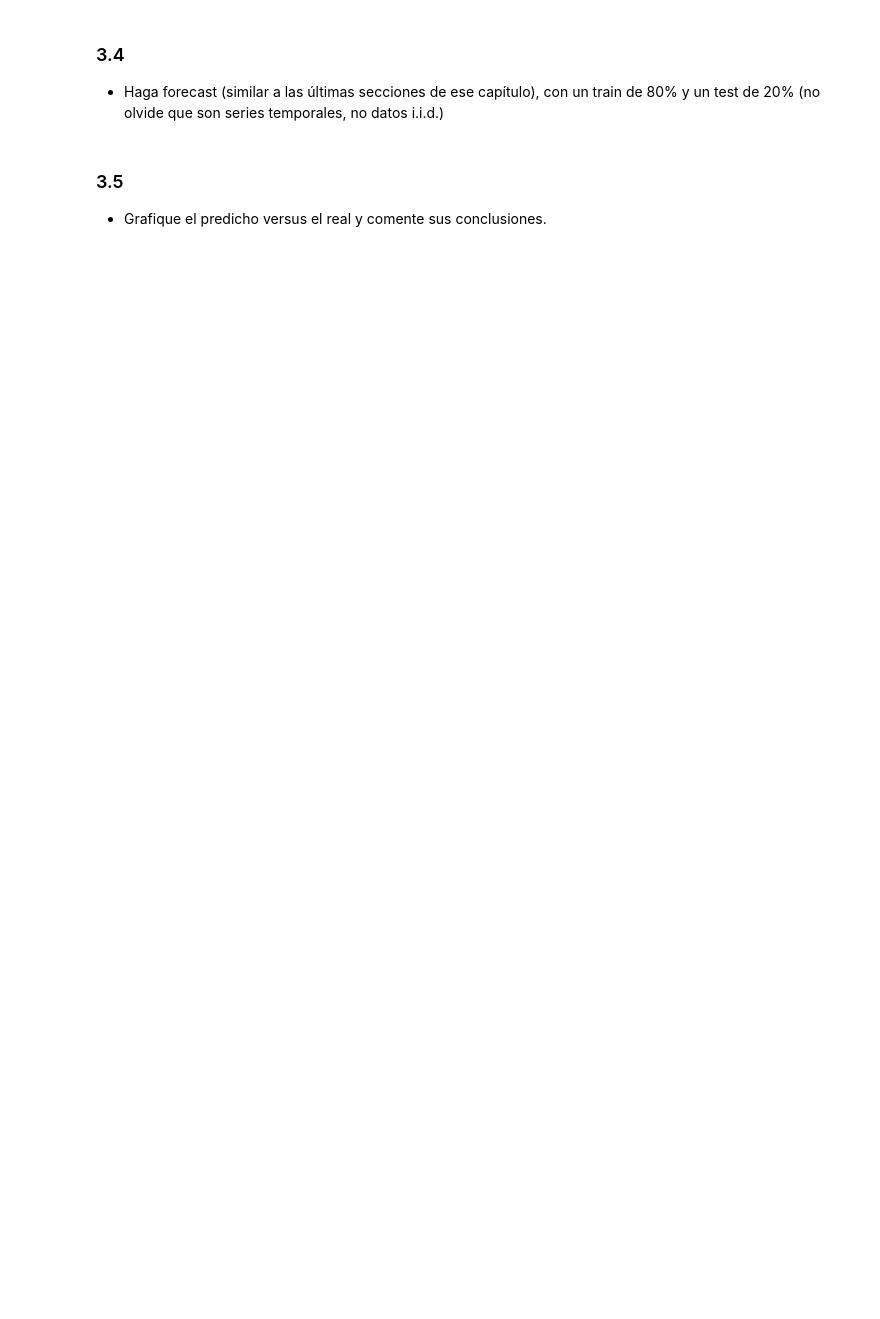
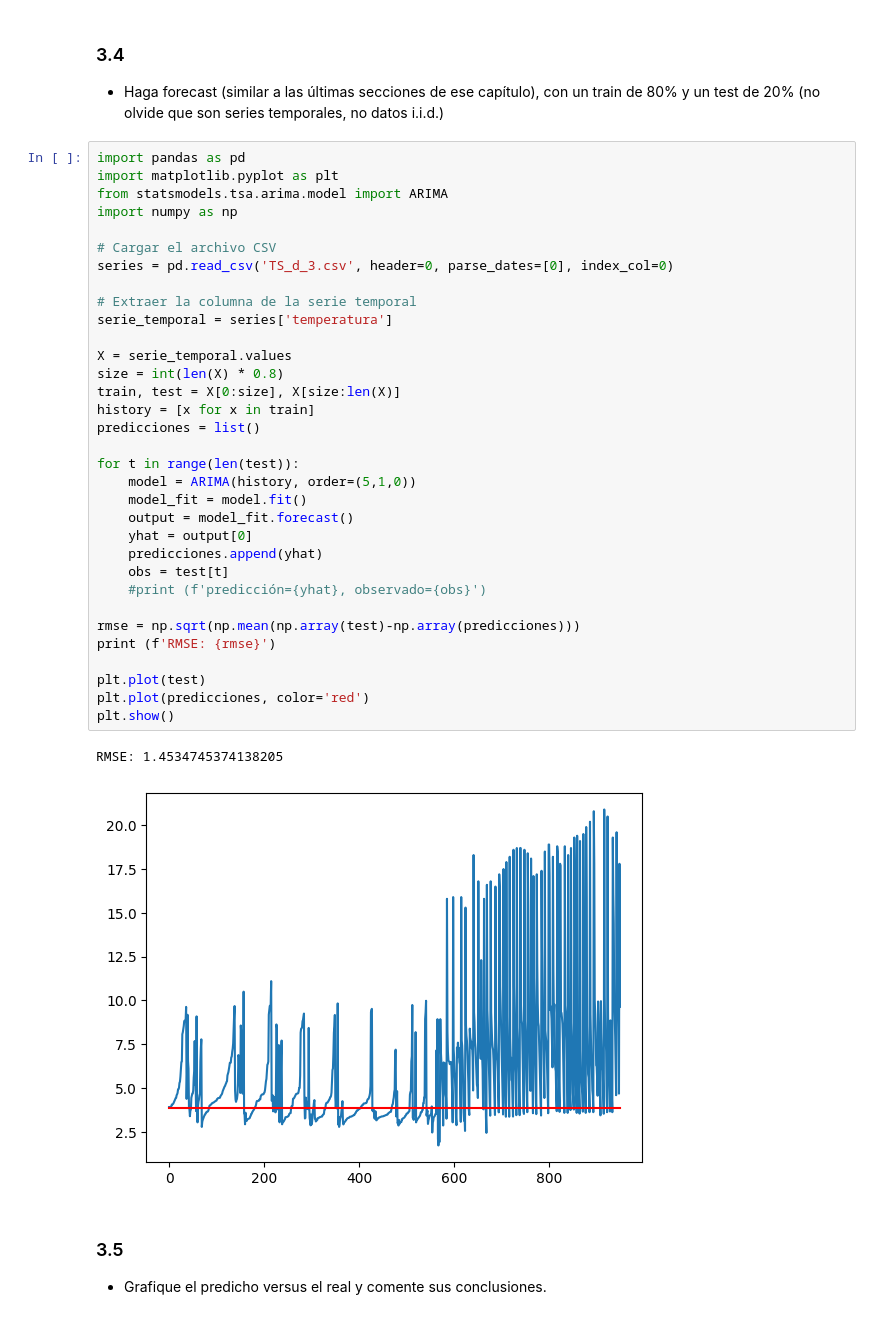
Before and after one commit to JeanPaulRF/Trabajos-IA, a Jupyter notebook: TP1/2023-2-Trabajo Practico_1.ipynb, the cells around one changed output. Cells and saved outputs as stored; diff of their text form; blank space fills up the shorter version.

```diff
--- a/TP1/2023-2-Trabajo Practico_1.ipynb
+++ b/TP1/2023-2-Trabajo Practico_1.ipynb
@@ -356,6 +367,42 @@ plt.show()
 ### 3.4
 
 - Haga forecast (similar a las últimas secciones de ese capítulo), con un train de 80% y un test de 20% (no olvide que son series temporales, no datos i.i.d.)
+# %%
+import pandas as pd
+import matplotlib.pyplot as plt
+from statsmodels.tsa.arima.model import ARIMA
+import numpy as np
+
+# Cargar el archivo CSV
+series = pd.read_csv('TS_d_3.csv', header=0, parse_dates=[0], index_col=0)
+
+# Extraer la columna de la serie temporal
+serie_temporal = series['temperatura']
+
+X = serie_temporal.values
+size = int(len(X) * 0.8)
+train, test = X[0:size], X[size:len(X)]
+history = [x for x in train]
+predicciones = list()
+
+for t in range(len(test)):
+    model = ARIMA(history, order=(5,1,0))
+    model_fit = model.fit()
+    output = model_fit.forecast()
+    yhat = output[0]
+    predicciones.append(yhat)
+    obs = test[t]
+    #print (f'predicción={yhat}, observado={obs}')
+
+rmse = np.sqrt(np.mean(np.array(test)-np.array(predicciones)))
+print (f'RMSE: {rmse}')
+
+plt.plot(test)
+plt.plot(predicciones, color='red')
+plt.show()
+# %% [output]
+RMSE: 1.4534745374138205
+[figure, added]
 # %% [markdown]
 ### 3.5
 
```
Also changed, not shown: parts of 3 cells of this notebook.
